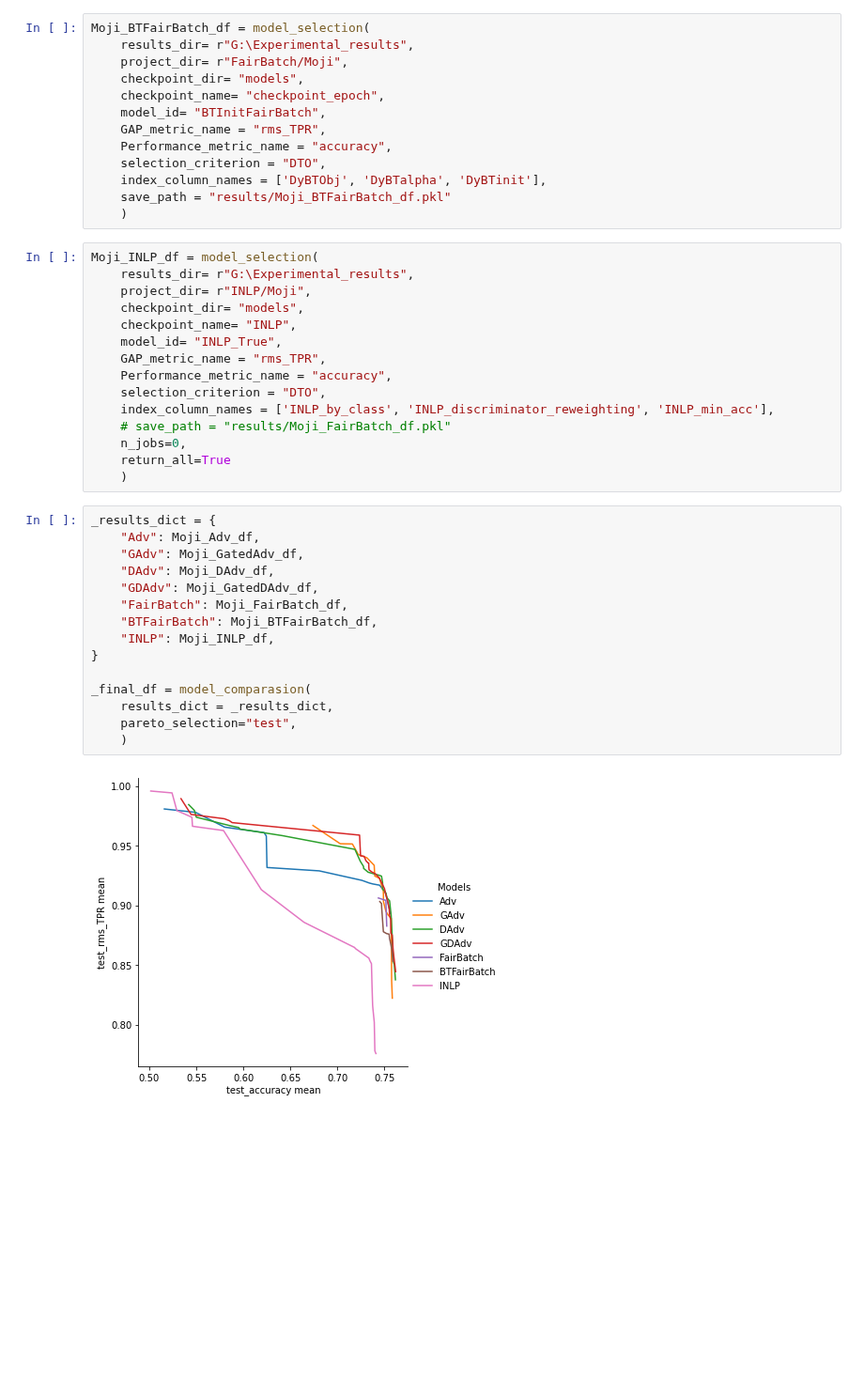
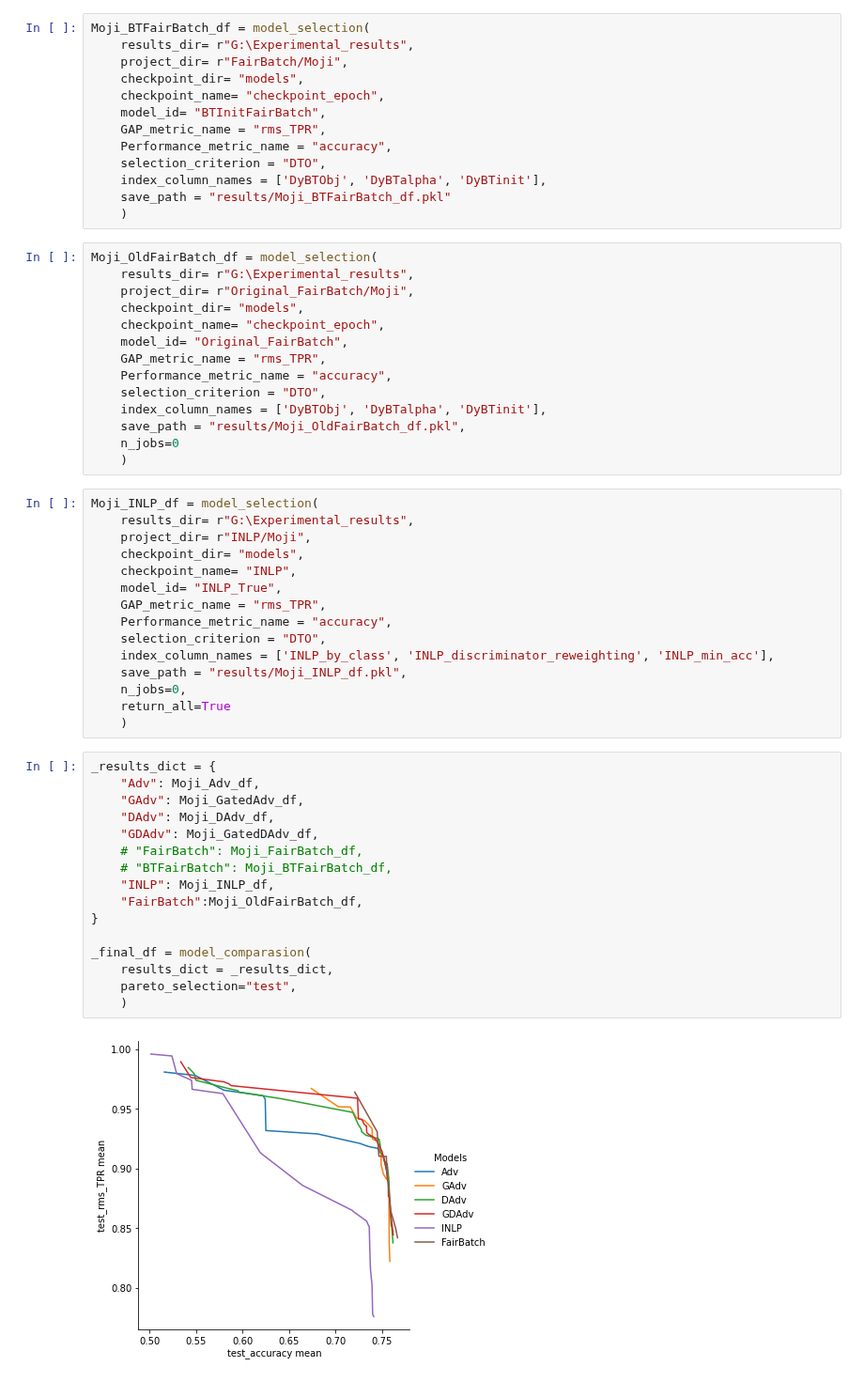
Before and after one commit to Libr-AI/fairlib, a Jupyter notebook: analysis/Moji_model_selection.ipynb, the cells around one changed output. Shown at 94% size. Saved outputs shown, nothing was run; the diff lists cells and outputs as text; blank space fills up the shorter version.

```diff
--- a/analysis/Moji_model_selection.ipynb
+++ b/analysis/Moji_model_selection.ipynb
@@ -144,6 +144,20 @@ Moji_BTFairBatch_df = model_selection(
     index_column_names = ['DyBTObj', 'DyBTalpha', 'DyBTinit'],
     save_path = "results/Moji_BTFairBatch_df.pkl"
     )
+# %%
+Moji_OldFairBatch_df = model_selection(
+    results_dir= r"G:\Experimental_results",
+    project_dir= r"Original_FairBatch/Moji",
+    checkpoint_dir= "models",
+    checkpoint_name= "checkpoint_epoch",
+    model_id= "Original_FairBatch",
+    GAP_metric_name = "rms_TPR",
+    Performance_metric_name = "accuracy",
+    selection_criterion = "DTO",
+    index_column_names = ['DyBTObj', 'DyBTalpha', 'DyBTinit'],
+    save_path = "results/Moji_OldFairBatch_df.pkl",
+    n_jobs=0
+    )
 # %%
 Moji_INLP_df = model_selection(
     results_dir= r"G:\Experimental_results",
@@ -155,27 +169,28 @@ Moji_INLP_df = model_selection(
     Performance_metric_name = "accuracy",
     selection_criterion = "DTO",
     index_column_names = ['INLP_by_class', 'INLP_discriminator_reweighting', 'INLP_min_acc'],
-    # save_path = "results/Moji_FairBatch_df.pkl"
+    save_path = "results/Moji_INLP_df.pkl",
     n_jobs=0,
     return_all=True
     )
 # %%
 _results_dict = {
     "Adv": Moji_Adv_df,
     "GAdv": Moji_GatedAdv_df,
     "DAdv": Moji_DAdv_df,
     "GDAdv": Moji_GatedDAdv_df,
-    "FairBatch": Moji_FairBatch_df,
-    "BTFairBatch": Moji_BTFairBatch_df,
+    # "FairBatch": Moji_FairBatch_df,
+    # "BTFairBatch": Moji_BTFairBatch_df,
     "INLP": Moji_INLP_df,
+    "FairBatch":Moji_OldFairBatch_df,
 }
 
 _final_df = model_comparasion(
     results_dict = _results_dict,
     pareto_selection="test",
     )
 # %% [output]
-[figure, old version]
+[figure, new version]
 # %%
 _final_df = model_comparasion(
     results_dict = _results_dict,
```
Also changed, not shown: parts of 2 cells of this notebook, 2 other files.
